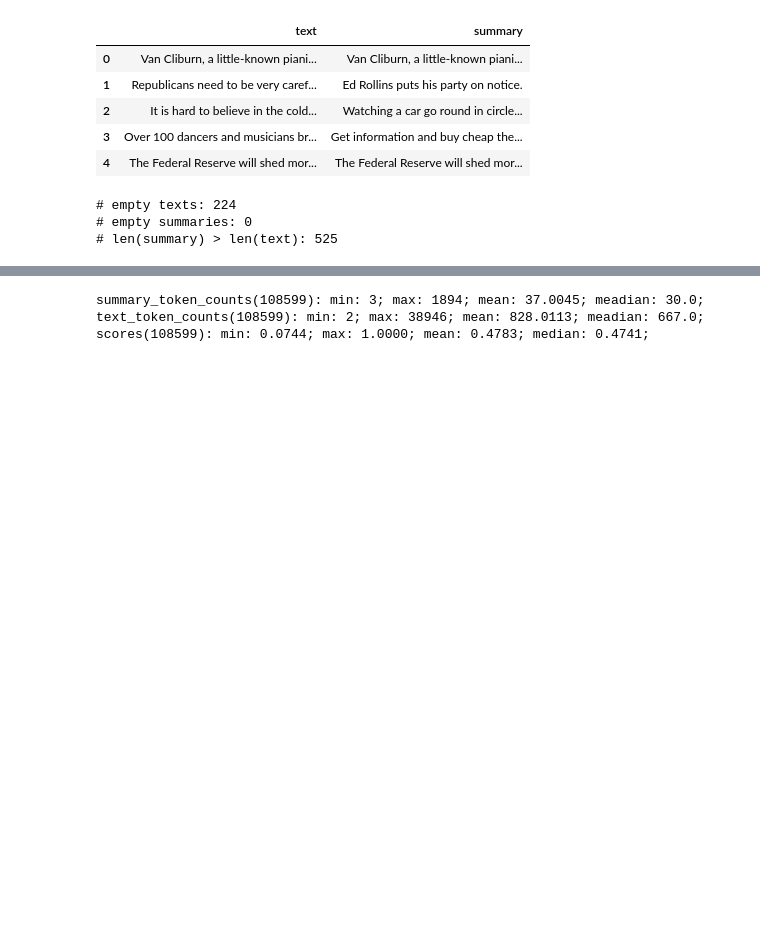
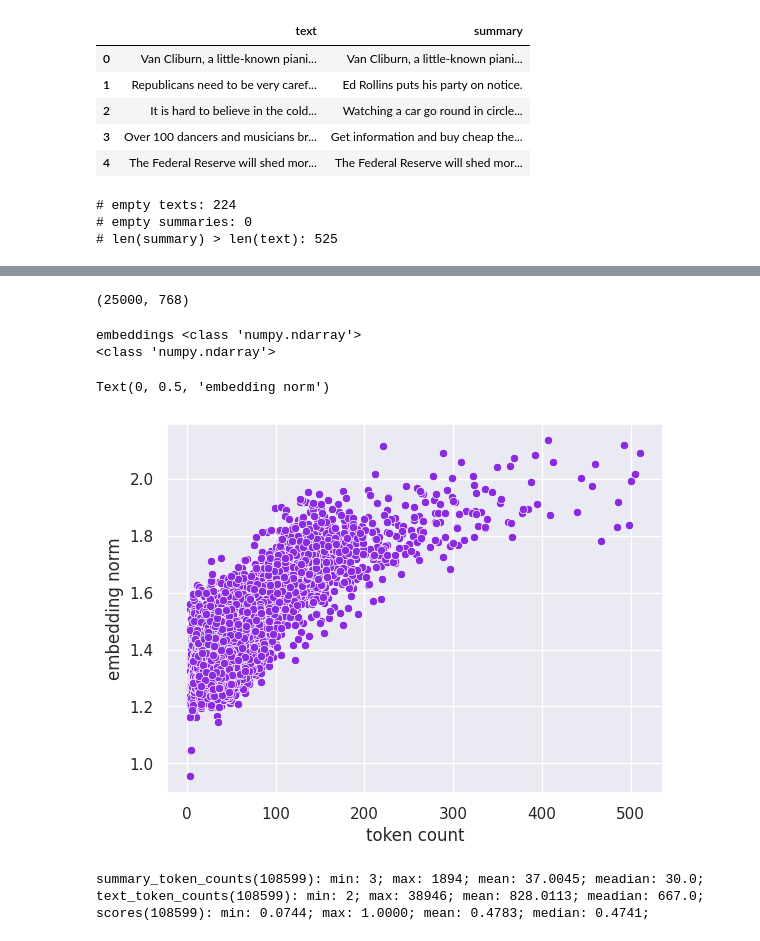
Before and after one commit to andreaskoepf/laion_sum_data, a Jupyter notebook: quality_check.ipynb, the cells around one changed output, grey strips where cells are left out. Saved outputs shown, nothing was run; the diff lists cells and outputs as text; code cells hidden in the pictures; blank space fills up the shorter version.

```diff
--- a/quality_check.ipynb
+++ b/quality_check.ipynb
@@ -100,3 +141,39 @@ text_token_counts = np.array(token_counts(sample_df['text']))
+# %%
+
+
+@torch.no_grad()
+def compute_embeddings(texts: pd.Series, batch_size: int=64, device: torch.DeviceObjType=None):
+    emb = []
+    n = len(texts)
+    for i in tqdm(range(0, n, batch_size)):
+        text_list = texts.iloc[i:i+batch_size].to_list()
+        e = embed(text_list, device)
+        emb.append(e)
+
+    return torch.cat(emb).cpu().numpy()
+
+embeddings = compute_embeddings(sample_df['summary'], device=device)
+print(embeddings.shape)
+# %% [output]
+(25000, 768)
+# %%
+# plot token_counts vs contriever embedding norm
+import seaborn as sns
+import matplotlib.pyplot as plt
+sns.set_theme()
+
+norms = np.linalg.norm(embeddings, axis=1)
+# remove summaries that exceed the contriever max input sequence length
+x = summary_token_counts[summary_token_counts < 512]
+y = norms[summary_token_counts < 512]
+ax = sns.scatterplot(x=x, y=y, color="blueviolet")
+ax.set_xlabel("token count")
+ax.set_ylabel("embedding norm")
+# %% [output]
+embeddings <class 'numpy.ndarray'>
+<class 'numpy.ndarray'>
+Text(0, 0.5, 'embedding norm')
+[figure, added]
 # %%
 # plot similarity scores
 import seaborn as sns
```
Also changed, not shown: parts of 2 cells of this notebook, 1 other file.
